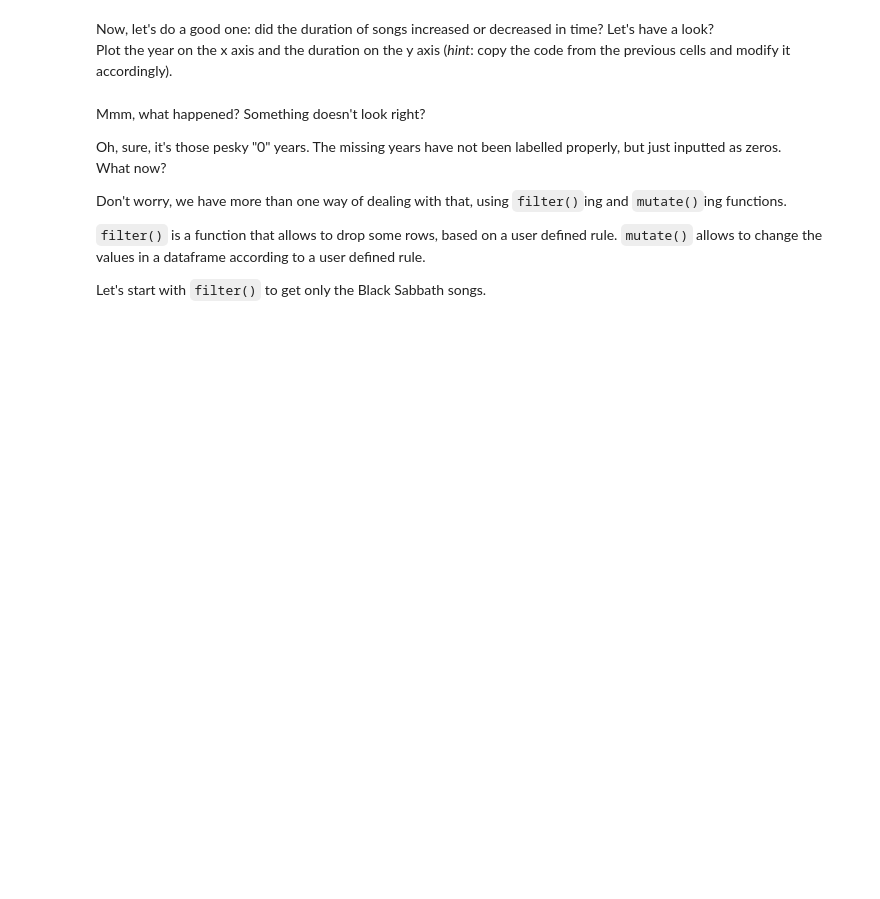
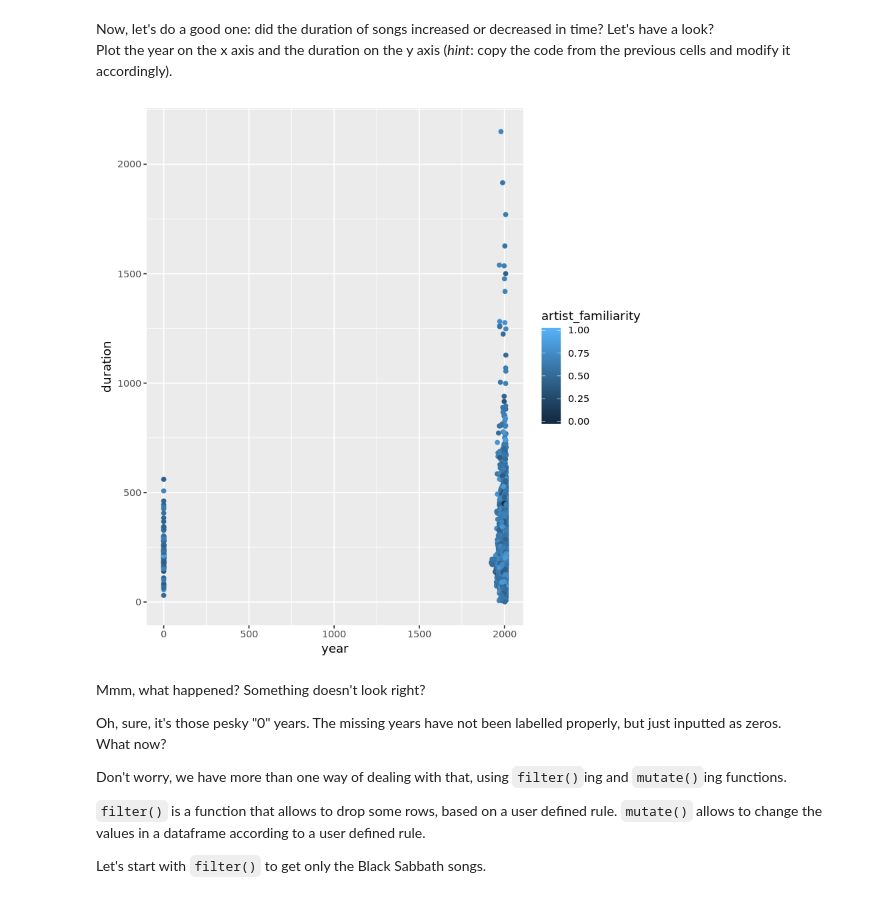
Before and after one commit to JenLowe/DATA201, a Jupyter notebook: labs/lab_2_R.ipynb, the cells around one changed output. Saved outputs shown, nothing was run; the diff lists cells and outputs as text; code cells hidden in the pictures; blank space fills up the shorter version.

```diff
--- a/labs/lab_2_R.ipynb
+++ b/labs/lab_2_R.ipynb
@@ -416,3 +450,11 @@ Plot the year on the x axis and the duration on the y axis (_hint_: copy the cod
+# %%
+singer_locations %>%
+  ggplot(mapping = aes(x = year, # your x variable
+      y = duration,
+      colour = artist_familiarity)) + # your y variable
+  geom_point() # plotted as points
+# %% [output]
+[figure, added]
 # %% [markdown]
 Mmm, what happened? Something doesn't look right?
 
```
Also changed, not shown: parts of 21 cells of this notebook.
